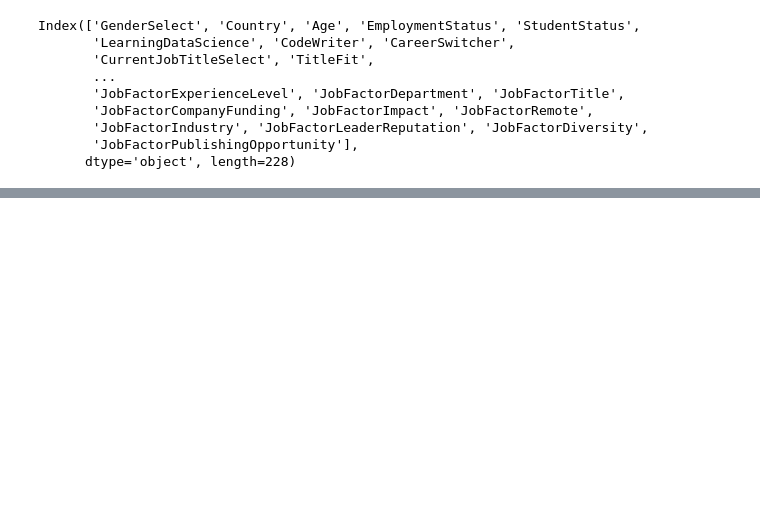
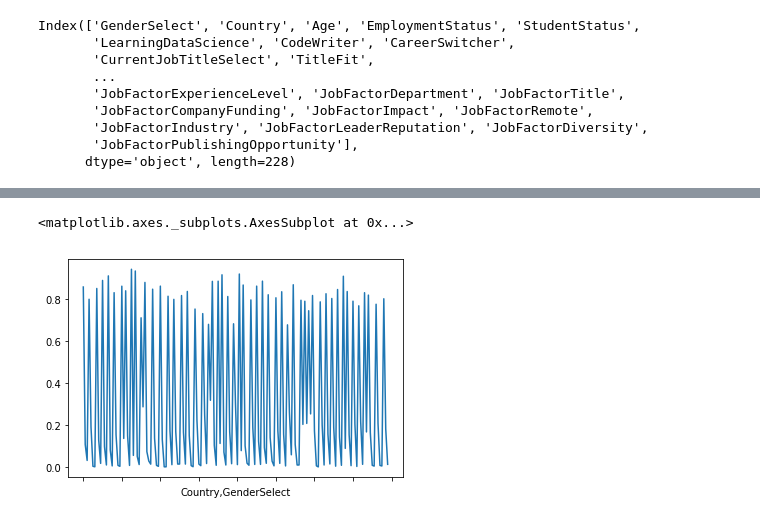
Before and after one commit to albertsaave/3250-term-project, a Jupyter notebook: TeamProjectOsmedo.ipynb, the cells around one changed output, grey strips where cells are left out. Cells and saved outputs as stored; diff of their text form; code cells hidden in the pictures; blank space fills up the shorter version.

```diff
--- a/TeamProjectOsmedo.ipynb
+++ b/TeamProjectOsmedo.ipynb
@@ -423,0 +230,6 @@ pd.crosstab(df_responses['LanguageRecommendationSelect'],df_responses['GenderSel
+# %%
+GeoDis = df_responses.groupby('Country')['GenderSelect'].value_counts(normalize=True)
+GeoDis.plot ()
+# %% [output]
+<matplotlib.axes._subplots.AxesSubplot at 0x...>
+[figure, added]
```
Also changed, not shown: parts of 54 cells of this notebook.
